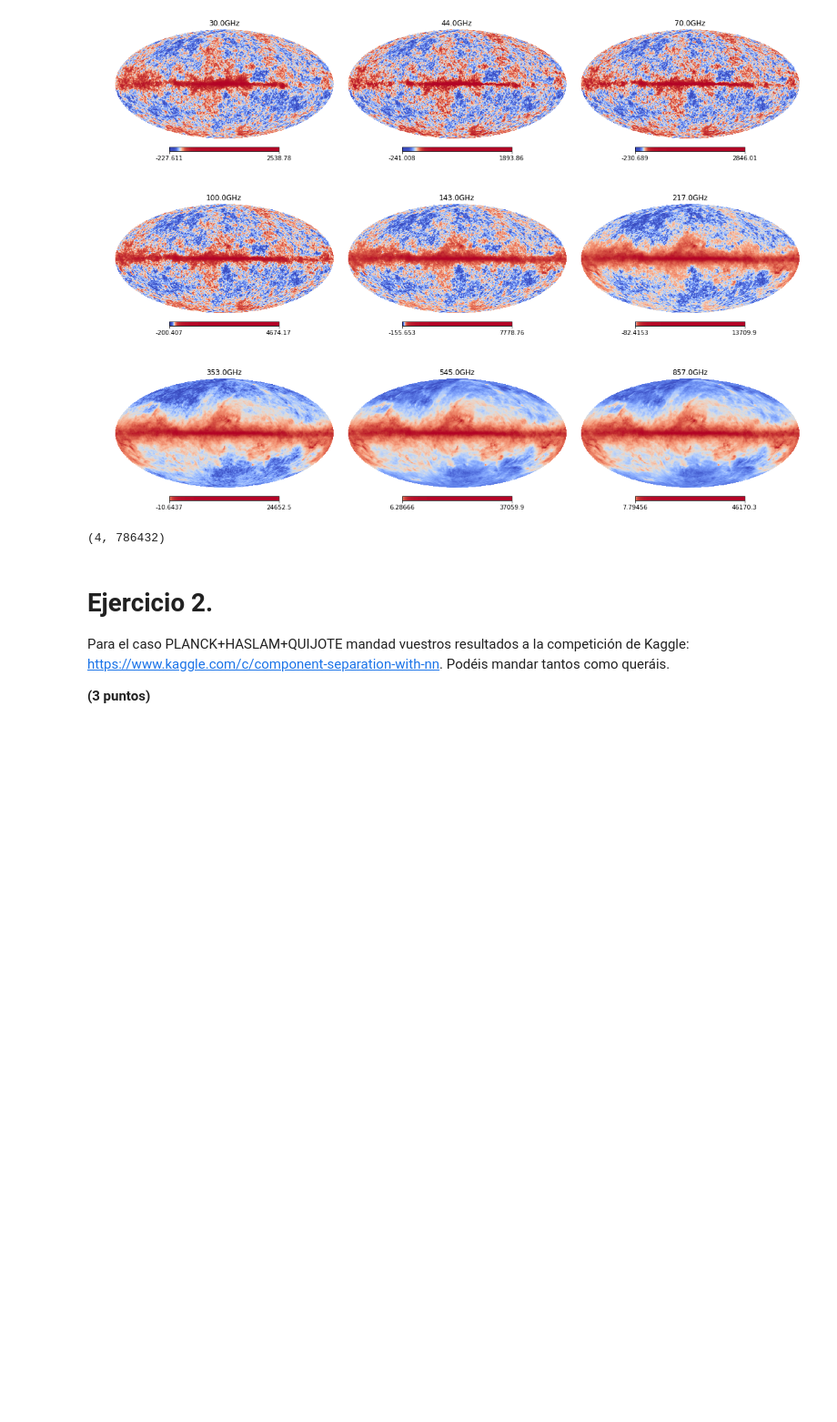
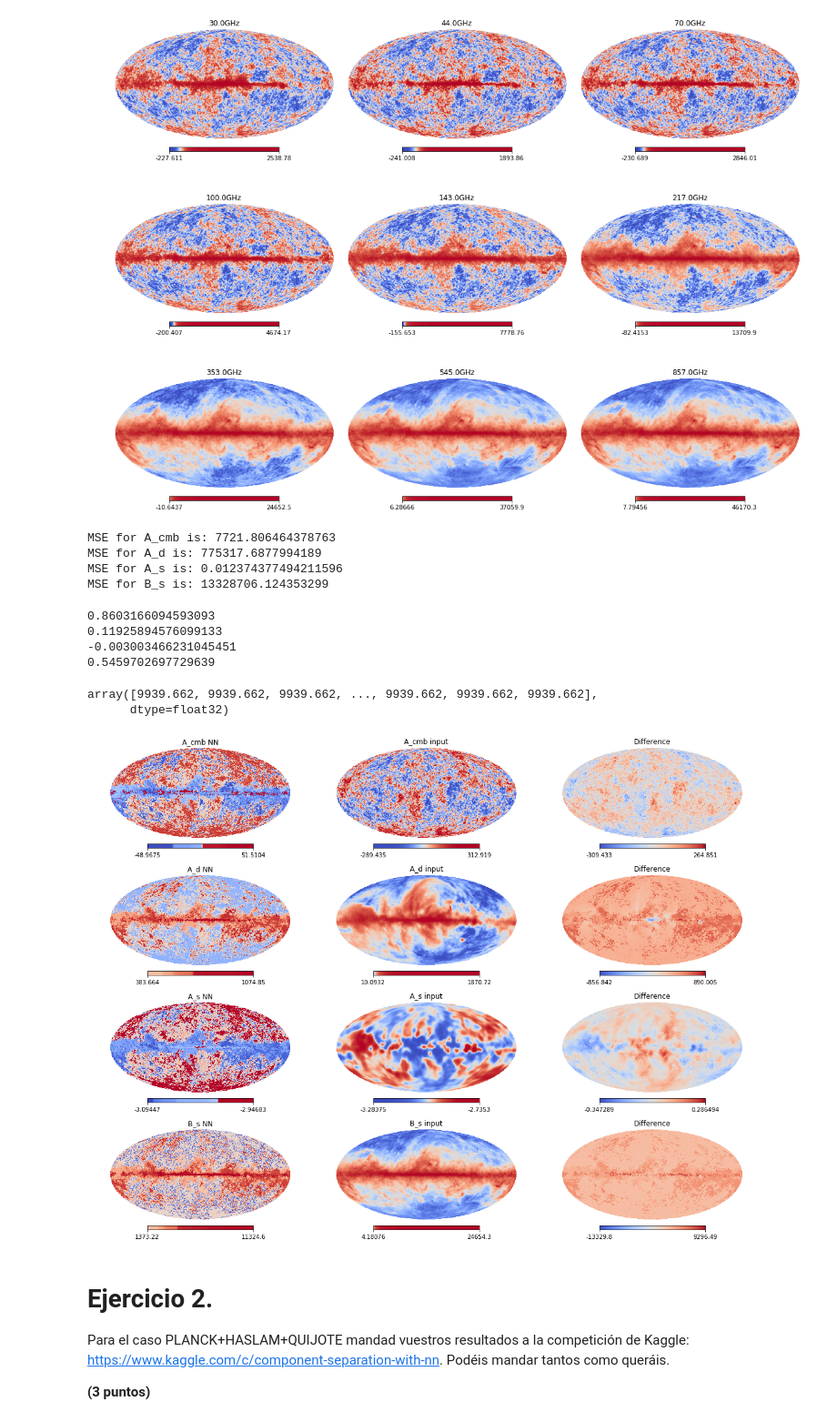
Before and after one commit to davemlz/Master_of_DataScience, a Jupyter notebook: DL-fisica/1 Fondo cosmico de microondas/DataLab2020-20200414T161238Z-001/DataLab2020/CompSepLab2020_Exercice.ipynb, the cells around one changed output. Shown at 91% size. Saved outputs shown, nothing was run; the diff lists cells and outputs as text; code cells hidden in the pictures; blank space fills up the shorter version.

```diff
--- a/DL-fisica/1 Fondo cosmico de microondas/DataLab2020-20200414T161238Z-001/DataLab2020/CompSepLab2020_Exercice.ipynb
+++ b/DL-fisica/1 Fondo cosmico de microondas/DataLab2020-20200414T161238Z-001/DataLab2020/CompSepLab2020_Exercice.ipynb
@@ -250,6 +240,12 @@ model_PLANCK_HASLAM.save(path+'PLANCK_HASLAM_model.h5')
 Con una simulación realista (Datos/Data+SET+.fits) donde sabemos cada una de las componentes, comprueba tus resultados y comenta qué efecto tiene añadir frecuencias bajas a la estimación de tus parámetros. Visualizad los mapas que obtendríais con la red y los de verdad (Datos/Params+SET+.fits) y evaluad las diferencias.
 
 **(3 puntos)**
+# %%
+from keras.models import load_model
+
+path = "/content/drive/My Drive/DL-fisica/1 CMB/"
+model_PLANCK = load_model(path+'PLANCK_model.h5')
+model_PLANCK_HASLAM = load_model(path+'PLANCK_HASLAM_model.h5')
 # %%
 # Cargamos con healpy los datos simulados
 SET='PLANCK'
@@ -276,17 +272,61 @@ for i in range(len(freq)):
 # %%
 # 1.2 Make predictions with your models and compare results
 # and make a quantitative evaluation of your prediction (ex. correlation coefficient, mse,...)
-True_params.shape
+scaled_Data = scaler_PLANCK.transform(Datos.T)
+Params_pred = model_PLANCK.predict(Datos.T)
-# %% [output]
-(4, 786432)
+# %%
+from sklearn.preprocessing import StandardScaler
+
+scaler = StandardScaler().fit(Datos.T)
+Datos_scaled = scaler.transform(Datos.T)
+Params_pred = model_PLANCK.predict(Datos_scaled)
+# %%
+from sklearn.metrics import mean_squared_error
+from sklearn.metrics import r2_score
+
+mse_score_PLANCK = mean_squared_error(True_params.T,Params_pred,multioutput='raw_values')
+params = ['A_cmb','A_d','A_s','B_s']
+
+
+
+for i in range(len(params)):
+  print('MSE for '+params[i]+' is: '+str(mse_score_PLANCK[i]))
+# %% [output]
+MSE for A_cmb is: 7721.806464378763
+MSE for A_d is: 775317.6877994189
+MSE for A_s is: 0.012374377494211596
+MSE for B_s is: 13328706.124353299
+# %%
+from scipy.stats import pearsonr
+import pandas as pd
+
+for i in range(4):
+  print(np.corrcoef(True_params.T[:,i],Params_pred[:,i])[0,1])
+# %% [output]
+0.8603166094593093
+0.11925894576099133
+-0.003003466231045451
+0.5459702697729639
+# %%
+Params_pred[:,i]
+# %% [output]
+array([9939.662, 9939.662, 9939.662, ..., 9939.662, 9939.662, 9939.662],
+      dtype=float32)
 # %%
 # Visualize the prediciton and input maps:
+plt.figure(0,figsize=(16,12))
+titles = ['A_cmb','A_d','A_s','B_s']
 
 # Example first parameter:
 # Use hp.mollview to visualize the maps and their differences:
-# hp.mollview(Params_pred[:,0],cmap=cmap,sub=(1,3,1),title=r'$a_{cmb}$'+' NN',norm='hist')
-# hp.mollview(True_params[0],cmap=cmap,sub=(1,3,2),title=r'$a_{cmb}$'+' input',norm='hist')
-# hp.mollview(Params_pred[:,0]-True_params[0],cmap=cmap,sub=(1,3,3),title='Difference')
+j = 0
+for i in range(4):
+  hp.mollview(Params_pred[:,i],cmap=cmap,sub=(4,3,1+j),title=titles[i]+' NN',norm='hist')
+  hp.mollview(True_params[i],cmap=cmap,sub=(4,3,2+j),title=titles[i]+' input',norm='hist')
+  hp.mollview(Params_pred[:,i]-True_params[i],cmap=cmap,sub=(4,3,3+j),title='Difference')
+  j = j + 3
+# %% [output]
+[figure, added]
 # %%
 # 1.3  Comment what are the differences of both data sets
 # %% [markdown]
```
Also changed, not shown: parts of 7 cells of this notebook.
